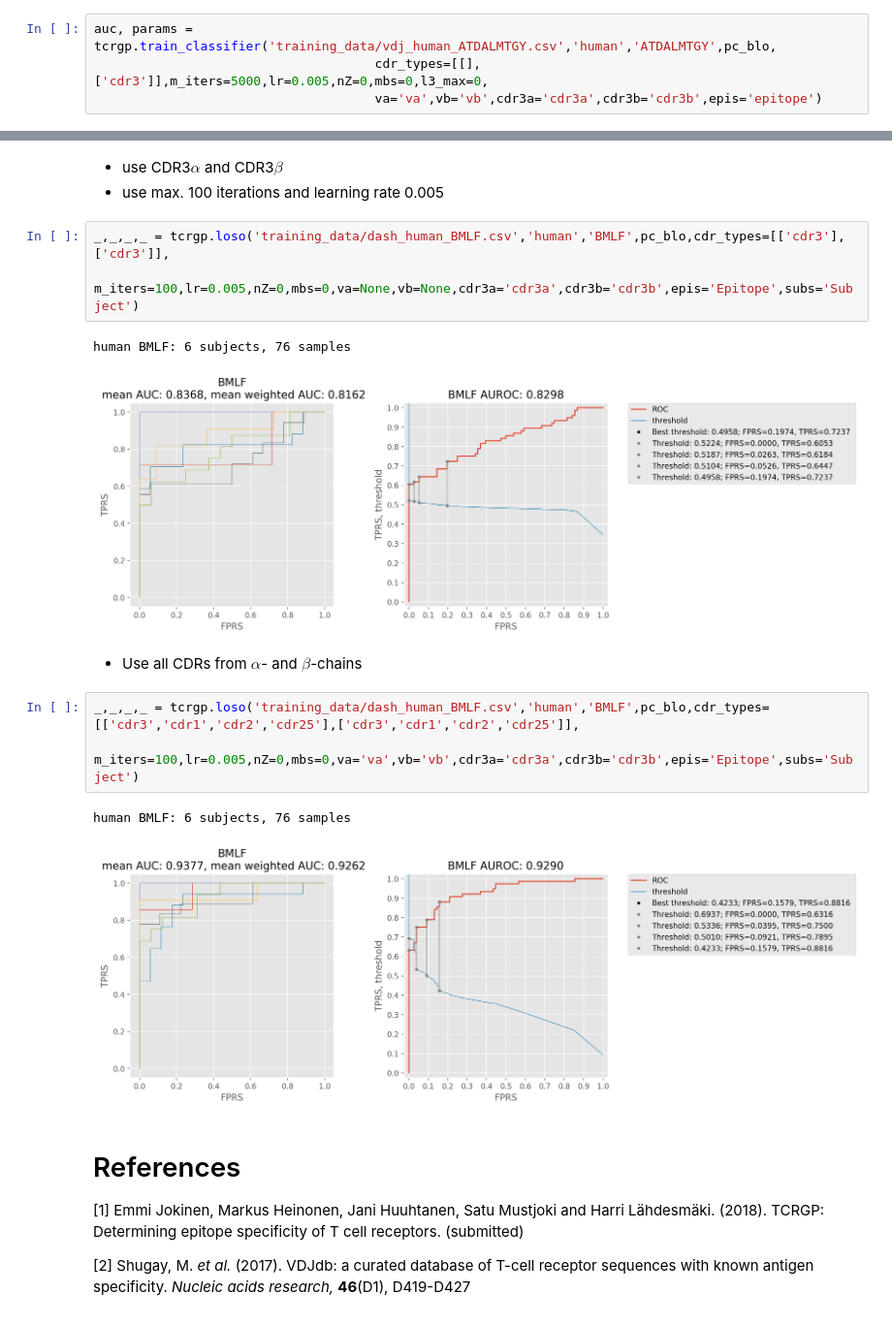
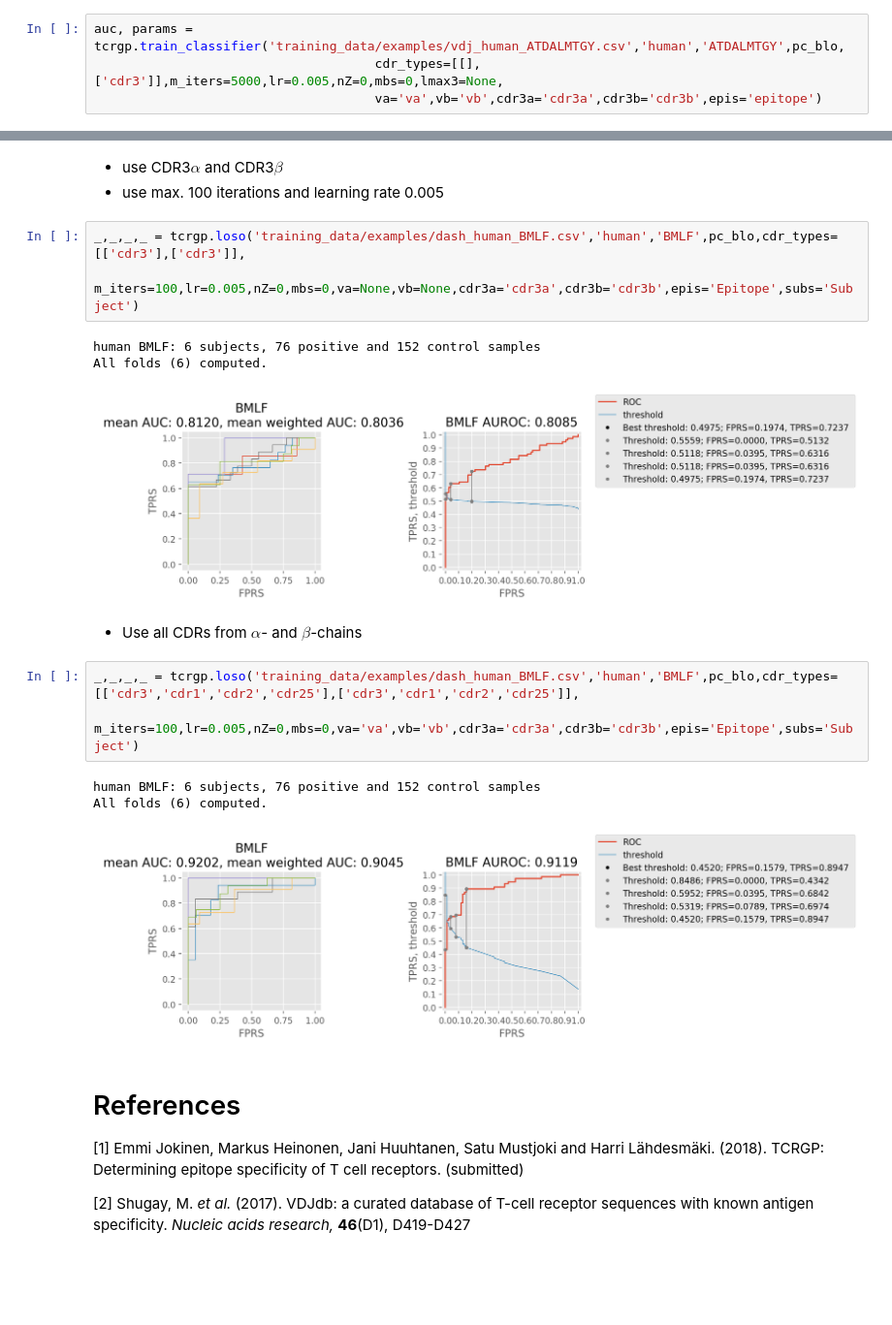
Before and after one commit to emmijokinen/TCRGP, a Jupyter notebook: Examples.ipynb, the cells around one changed output, grey strips where cells are left out. Shown at 97% size. Cells and saved outputs as stored; diff of their text form; blank space fills up the shorter version.

```diff
--- a/Examples.ipynb
+++ b/Examples.ipynb
@@ -166,6 +169,6 @@ human ATDALMTGY: 7 subjects, 152 samples
 * params contains all necessary informatio for re-building the model
 * Train with 5000 iterations and learning rate 0.005
 # %%
-auc, params = tcrgp.train_classifier('training_data/vdj_human_ATDALMTGY.csv','human','ATDALMTGY',pc_blo,
-                                     cdr_types=[[],['cdr3']],m_iters=5000,lr=0.005,nZ=0,mbs=0,l3_max=0,
+auc, params = tcrgp.train_classifier('training_data/examples/vdj_human_ATDALMTGY.csv','human','ATDALMTGY',pc_blo,
+                                     cdr_types=[[],['cdr3']],m_iters=5000,lr=0.005,nZ=0,mbs=0,lmax3=None,
                                      va='va',vb='vb',cdr3a='cdr3a',cdr3b='cdr3b',epis='epitope')
@@ -239,19 +258,21 @@ human BMLF: 6 subjects, 76 samples
 * use CDR3$\alpha$ and CDR3$\beta$
 * use max. 100 iterations and learning rate 0.005
 # %%
-_,_,_,_ = tcrgp.loso('training_data/dash_human_BMLF.csv','human','BMLF',pc_blo,cdr_types=[['cdr3'],['cdr3']],
+_,_,_,_ = tcrgp.loso('training_data/examples/dash_human_BMLF.csv','human','BMLF',pc_blo,cdr_types=[['cdr3'],['cdr3']],
                      m_iters=100,lr=0.005,nZ=0,mbs=0,va=None,vb=None,cdr3a='cdr3a',cdr3b='cdr3b',epis='Epitope',subs='Subject')
 # %% [output]
-human BMLF: 6 subjects, 76 samples
+human BMLF: 6 subjects, 76 positive and 152 control samples
+All folds (6) computed.
-[figure, old version]
+[figure, new version]
 # %% [markdown]
 * Use all CDRs from $\alpha$- and $\beta$-chains
 # %%
-_,_,_,_ = tcrgp.loso('training_data/dash_human_BMLF.csv','human','BMLF',pc_blo,cdr_types=[['cdr3','cdr1','cdr2','cdr25'],['cdr3','cdr1','cdr2','cdr25']],
+_,_,_,_ = tcrgp.loso('training_data/examples/dash_human_BMLF.csv','human','BMLF',pc_blo,cdr_types=[['cdr3','cdr1','cdr2','cdr25'],['cdr3','cdr1','cdr2','cdr25']],
                      m_iters=100,lr=0.005,nZ=0,mbs=0,va='va',vb='vb',cdr3a='cdr3a',cdr3b='cdr3b',epis='Epitope',subs='Subject')
 # %% [output]
-human BMLF: 6 subjects, 76 samples
+human BMLF: 6 subjects, 76 positive and 152 control samples
+All folds (6) computed.
-[figure, old version]
+[figure, new version]
 # %% [markdown]
 # References
 [1] Emmi Jokinen, Markus Heinonen, Jani Huuhtanen, Satu Mustjoki and Harri Lähdesmäki. (2018). TCRGP: Determining epitope specificity of T cell receptors. (submitted)
```
Also changed, not shown: parts of 15 cells of this notebook, 1 other file.
